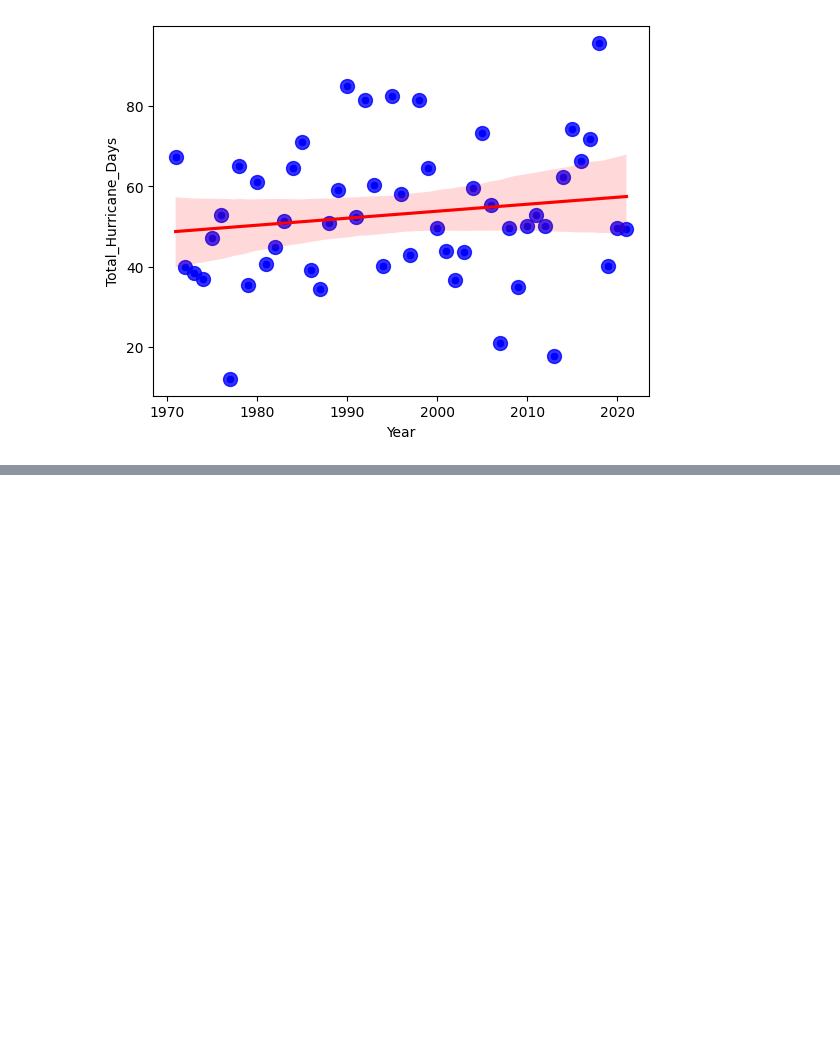
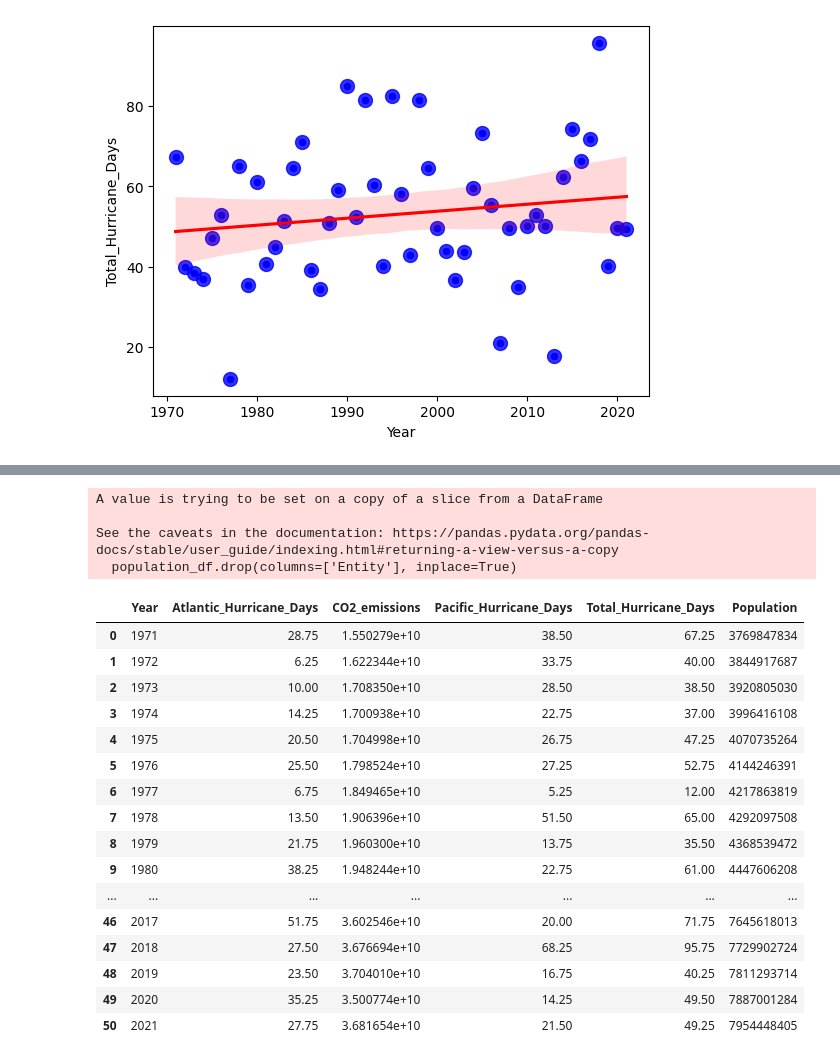
Before and after one commit to jillianhaig/Project2_DS4002, a Jupyter notebook: SCRIPTS/data_creation_cleaning.ipynb, the cells around one changed output, grey strips where cells are left out. Drawn from its saved outputs; the diff is of its cells as text; code cells hidden in the pictures; blank space fills up the shorter version.

```diff
--- a/SCRIPTS/data_creation_cleaning.ipynb
+++ b/SCRIPTS/data_creation_cleaning.ipynb
@@ -209,0 +204,2 @@ sns.regplot(data=merged_df2, x='Year', y='Total_Hurricane_Days',
+# %%
+df_pop.drop(columns=['Code'], inplace=True)
@@ -209,0 +215,31 @@ sns.regplot(data=merged_df2, x='Year', y='Total_Hurricane_Days',
+# %%
+population_df = df_pop[(df_pop['Entity'] == 'World') & (df_pop['Year'] >= 1971) & (df_pop['Year'] <= 2021)]
+# %%
+population_df.drop(columns=['Entity'], inplace=True)
+# %% [output]
+A value is trying to be set on a copy of a slice from a DataFrame
+
+See the caveats in the documentation: https://pandas.pydata.org/pandas-docs/stable/user_guide/indexing.html#returning-a-view-versus-a-copy
+  population_df.drop(columns=['Entity'], inplace=True)
+# %%
+merged_df3 = pd.merge(merged_df2, population_df, on='Year')
+# %%
+merged_df3
+# %% [output]
+|  | Year | Atlantic_Hurricane_Days | CO2_emissions | Pacific_Hurricane_Days | Total_Hurricane_Days | Population |
+| 0 | 1971 | 28.75 | 1.550279e+10 | 38.50 | 67.25 | 3769847834 |
+| 1 | 1972 | 6.25 | 1.622344e+10 | 33.75 | 40.00 | 3844917687 |
+| 2 | 1973 | 10.00 | 1.708350e+10 | 28.50 | 38.50 | 3920805030 |
+| 3 | 1974 | 14.25 | 1.700938e+10 | 22.75 | 37.00 | 3996416108 |
+| 4 | 1975 | 20.50 | 1.704998e+10 | 26.75 | 47.25 | 4070735264 |
+| 5 | 1976 | 25.50 | 1.798524e+10 | 27.25 | 52.75 | 4144246391 |
+| 6 | 1977 | 6.75 | 1.849465e+10 | 5.25 | 12.00 | 4217863819 |
+| 7 | 1978 | 13.50 | 1.906396e+10 | 51.50 | 65.00 | 4292097508 |
+| 8 | 1979 | 21.75 | 1.960300e+10 | 13.75 | 35.50 | 4368539472 |
+| 9 | 1980 | 38.25 | 1.948244e+10 | 22.75 | 61.00 | 4447606208 |
+| ... | ... | ... | ... | ... | ... | ... |
+| 46 | 2017 | 51.75 | 3.602546e+10 | 20.00 | 71.75 | 7645618013 |
+| 47 | 2018 | 27.50 | 3.676694e+10 | 68.25 | 95.75 | 7729902724 |
+| 48 | 2019 | 23.50 | 3.704010e+10 | 16.75 | 40.25 | 7811293714 |
+| 49 | 2020 | 35.25 | 3.500774e+10 | 14.25 | 49.50 | 7887001284 |
+| 50 | 2021 | 27.75 | 3.681654e+10 | 21.50 | 49.25 | 7954448405 |
```
Also changed, not shown: parts of 6 cells of this notebook.
